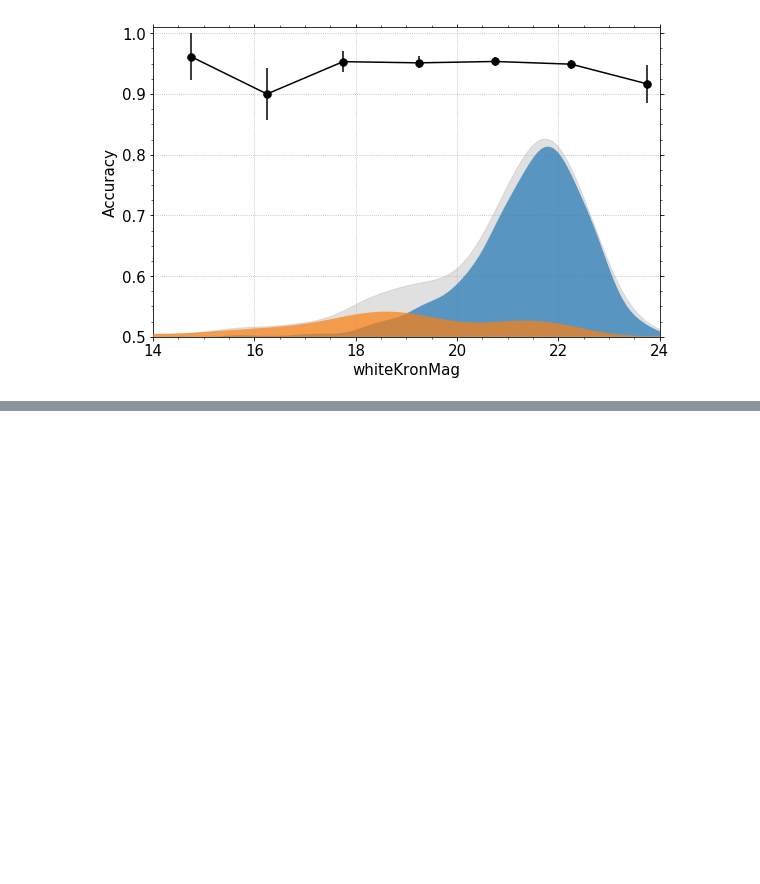
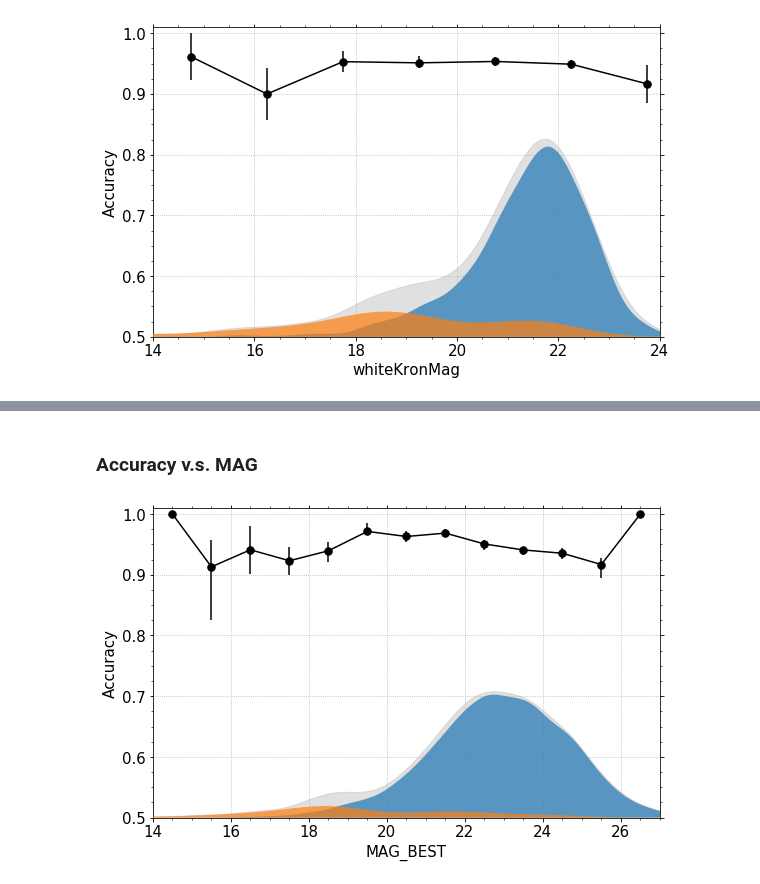
Before and after one commit to adamamiller/PS1_star_galaxy, a Jupyter notebook: PS1casjobs/DEIMOS_COSMOS.ipynb, the cells around one changed output, grey strips where cells are left out. Cells and saved outputs as stored; diff of their text form; code cells hidden in the pictures; blank space fills up the shorter version.

```diff
--- a/PS1casjobs/DEIMOS_COSMOS.ipynb
+++ b/PS1casjobs/DEIMOS_COSMOS.ipynb
@@ -229,0 +323,2 @@ fig.subplots_adjust(top=0.98,right=0.98,left=0.1,bottom=0.12)
+# %% [markdown]
+### Accuracy v.s. MAG
@@ -229,0 +372,38 @@ fig.subplots_adjust(top=0.98,right=0.98,left=0.1,bottom=0.12)
+# %%
+from matplotlib.ticker import MultipleLocator
+#import seaborn as sns
+color_dict = {'ml': "black"}
+
+mag_bin_centers = mag_array + binwidth/2
+#cmap_star = sns.cubehelix_palette(rot=0.5, light=0.7,dark=0.3,as_cmap=True)
+#cmap_gal = sns.cubehelix_palette(start=0.3,rot=-0.5,light=0.7,dark=0.3,as_cmap=True)
+
+fig, ax = plt.subplots(figsize=(8, 5))
+
+ax.grid(linestyle='dotted', zorder=1)
+ax.errorbar(mag_bin_centers, ml_acc_arr,
+            yerr=np.abs(ml_boot_scatt - ml_acc_arr),
+            ls='-', lw=.75, fmt='o',
+            color=color_dict['ml'], label="ML model",
+           linewidth=1.5, markersize=7.5, zorder=5)
+
+# add KDE plots
+ax.fill(kde_grid, pdf_deimos + 0.5, alpha=0.4, color="0.7", zorder=2)
+ax.fill(kde_grid, pdf_deimos_gal*deimos_kde_gal_norm + 0.5, alpha=0.7, zorder=3)#, color=cmap_gal(0.25))
+ax.fill(kde_grid, pdf_deimos_stars*deimos_kde_star_norm + 0.5, alpha=0.7, zorder=4)#, color=cmap_star(0.25))
+
+ax.set_ylim(0.5,1.01)
+ax.set_xlim(14, 27)
+ax.tick_params(which="both", top=True, right=True, labelsize=15)
+ax.set_xlabel('MAG_BEST', fontsize=15)
+ax.set_ylabel('Accuracy', fontsize=15)
+
+ax.yaxis.set_minor_locator(MultipleLocator(0.025))
+ax.xaxis.set_major_locator(MultipleLocator(2))
+ax.xaxis.set_minor_locator(MultipleLocator(0.5))
+
+#ax.legend(bbox_to_anchor=(0.01, 0.3, 1., 0.102), loc=3, fontsize=13)
+
+fig.subplots_adjust(top=0.98,right=0.98,left=0.1,bottom=0.12)
+# %% [output]
+[figure, added]
```
Also changed, not shown: parts of 29 cells of this notebook.
